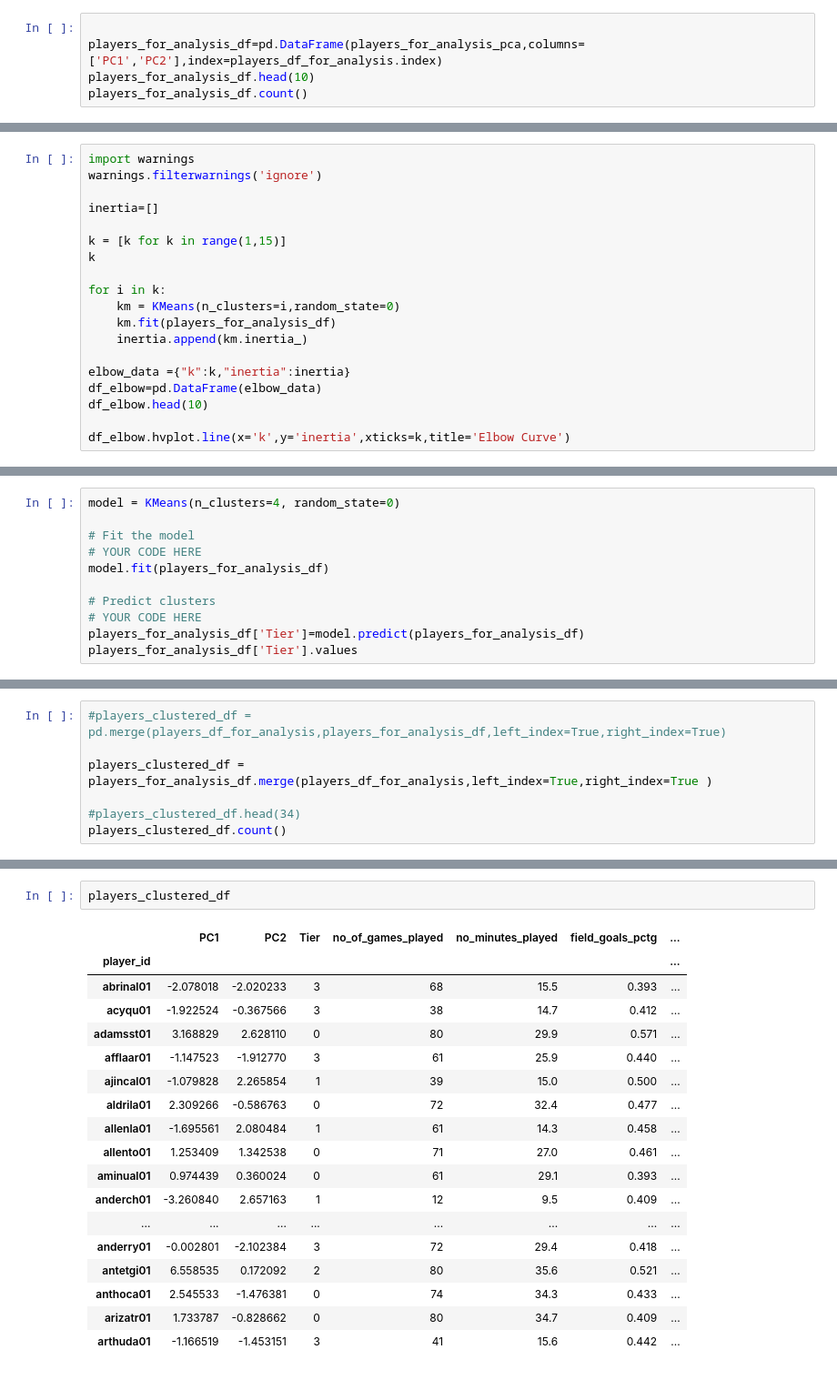
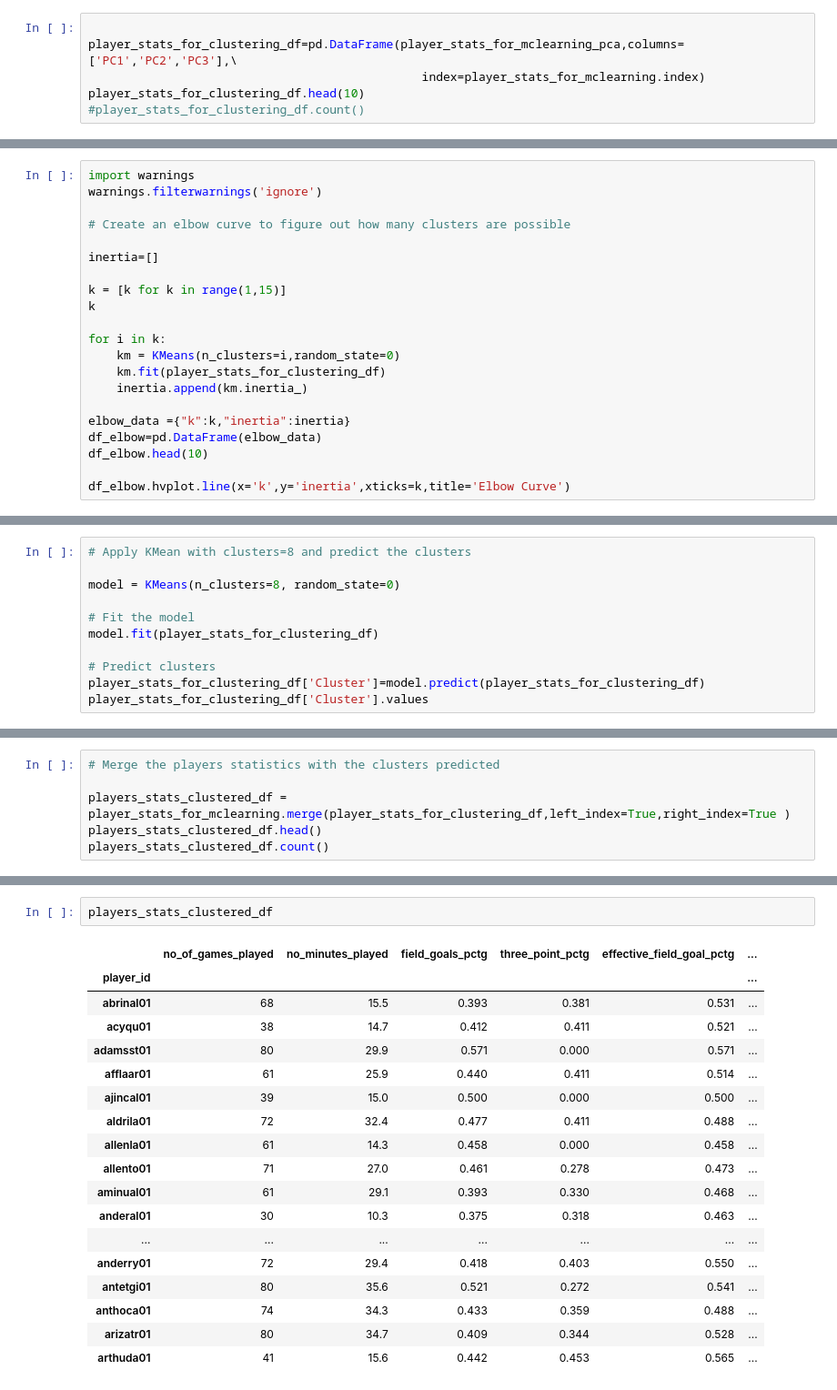
Before and after one commit to asitkumar26/nba-player-analytics, a Jupyter notebook: Practice/player-clustering.ipynb, the cells around one changed output, grey strips where cells are left out. Shown at 91% size. Drawn from its saved outputs; the diff is of its cells as text.

Commit message:
Updated with player-clustering

```diff
--- a/Practice/player-clustering.ipynb
+++ b/Practice/player-clustering.ipynb
@@ -87,6 +133,7 @@ array([[-2.07801777, -2.02023319],
 # %%
 
-players_for_analysis_df=pd.DataFrame(players_for_analysis_pca,columns=['PC1','PC2'],index=players_df_for_analysis.index)
-players_for_analysis_df.head(10)
-players_for_analysis_df.count()
+player_stats_for_clustering_df=pd.DataFrame(player_stats_for_mclearning_pca,columns=['PC1','PC2','PC3'],\
+                                               index=player_stats_for_mclearning.index)
+player_stats_for_clustering_df.head(10)
+#player_stats_for_clustering_df.count()
 # %% [output]
@@ -96,6 +152,8 @@ dtype: int64
 # %%
 import warnings
 warnings.filterwarnings('ignore')
+
+# Create an elbow curve to figure out how many clusters are possible
 
 inertia=[]
 
@@ -104,7 +162,7 @@ k
 
 for i in k:
     km = KMeans(n_clusters=i,random_state=0)
-    km.fit(players_for_analysis_df)
+    km.fit(player_stats_for_clustering_df)
     inertia.append(km.inertia_)
 
 elbow_data ={"k":k,"inertia":inertia}
@@ -115,14 +173,14 @@ df_elbow.hvplot.line(x='k',y='inertia',xticks=k,title='Elbow Curve')
 # %% [output]
 [interactive output not drawn]
 # %%
-model = KMeans(n_clusters=4, random_state=0)
+# Apply KMean with clusters=8 and predict the clusters
+
+model = KMeans(n_clusters=8, random_state=0)
 
 # Fit the model
-# YOUR CODE HERE
-model.fit(players_for_analysis_df)
+model.fit(player_stats_for_clustering_df)
 
 # Predict clusters
-# YOUR CODE HERE
-players_for_analysis_df['Tier']=model.predict(players_for_analysis_df)
-players_for_analysis_df['Tier'].values
+player_stats_for_clustering_df['Cluster']=model.predict(player_stats_for_clustering_df)
+player_stats_for_clustering_df['Cluster'].values
 # %% [output]
@@ -166,9 +205,8 @@ points                       18
 dtype: int64
 # %%
-#players_clustered_df = pd.merge(players_df_for_analysis,players_for_analysis_df,left_index=True,right_index=True)
+# Merge the players statistics with the clusters predicted
 
-players_clustered_df = players_for_analysis_df.merge(players_df_for_analysis,left_index=True,right_index=True )
-
-#players_clustered_df.head(34)
-players_clustered_df.count()
+players_stats_clustered_df = player_stats_for_mclearning.merge(player_stats_for_clustering_df,left_index=True,right_index=True )
+players_stats_clustered_df.head()
+players_stats_clustered_df.count()
 # %% [output]
@@ -190,23 +229,23 @@ points                       18
 dtype: int64
 # %%
-players_clustered_df
+players_stats_clustered_df
 # %% [output]
-|  | PC1 | PC2 | Tier | no_of_games_played | no_minutes_played | field_goals_pctg | ... |
-| player_id |  |  |  |  |  |  | ... |
-| abrinal01 | -2.078018 | -2.020233 | 3 | 68 | 15.5 | 0.393 | ... |
-| acyqu01 | -1.922524 | -0.367566 | 3 | 38 | 14.7 | 0.412 | ... |
-| adamsst01 | 3.168829 | 2.628110 | 0 | 80 | 29.9 | 0.571 | ... |
-| afflaar01 | -1.147523 | -1.912770 | 3 | 61 | 25.9 | 0.440 | ... |
-| ajincal01 | -1.079828 | 2.265854 | 1 | 39 | 15.0 | 0.500 | ... |
-| aldrila01 | 2.309266 | -0.586763 | 0 | 72 | 32.4 | 0.477 | ... |
-| allenla01 | -1.695561 | 2.080484 | 1 | 61 | 14.3 | 0.458 | ... |
-| allento01 | 1.253409 | 1.342538 | 0 | 71 | 27.0 | 0.461 | ... |
-| aminual01 | 0.974439 | 0.360024 | 0 | 61 | 29.1 | 0.393 | ... |
-| anderch01 | -3.260840 | 2.657163 | 1 | 12 | 9.5 | 0.409 | ... |
-| ... | ... | ... | ... | ... | ... | ... | ... |
-| anderry01 | -0.002801 | -2.102384 | 3 | 72 | 29.4 | 0.418 | ... |
-| antetgi01 | 6.558535 | 0.172092 | 2 | 80 | 35.6 | 0.521 | ... |
-| anthoca01 | 2.545533 | -1.476381 | 0 | 74 | 34.3 | 0.433 | ... |
-| arizatr01 | 1.733787 | -0.828662 | 0 | 80 | 34.7 | 0.409 | ... |
-| arthuda01 | -1.166519 | -1.453151 | 3 | 41 | 15.6 | 0.442 | ... |
+|  | no_of_games_played | no_minutes_played | field_goals_pctg | three_point_pctg | effective_field_goal_pctg | ... |
+| player_id |  |  |  |  |  | ... |
+| abrinal01 | 68 | 15.5 | 0.393 | 0.381 | 0.531 | ... |
+| acyqu01 | 38 | 14.7 | 0.412 | 0.411 | 0.521 | ... |
+| adamsst01 | 80 | 29.9 | 0.571 | 0.000 | 0.571 | ... |
+| afflaar01 | 61 | 25.9 | 0.440 | 0.411 | 0.514 | ... |
+| ajincal01 | 39 | 15.0 | 0.500 | 0.000 | 0.500 | ... |
+| aldrila01 | 72 | 32.4 | 0.477 | 0.411 | 0.488 | ... |
+| allenla01 | 61 | 14.3 | 0.458 | 0.000 | 0.458 | ... |
+| allento01 | 71 | 27.0 | 0.461 | 0.278 | 0.473 | ... |
+| aminual01 | 61 | 29.1 | 0.393 | 0.330 | 0.468 | ... |
+| anderal01 | 30 | 10.3 | 0.375 | 0.318 | 0.463 | ... |
+| ... | ... | ... | ... | ... | ... | ... |
+| anderry01 | 72 | 29.4 | 0.418 | 0.403 | 0.550 | ... |
+| antetgi01 | 80 | 35.6 | 0.521 | 0.272 | 0.541 | ... |
+| anthoca01 | 74 | 34.3 | 0.433 | 0.359 | 0.488 | ... |
+| arizatr01 | 80 | 34.7 | 0.409 | 0.344 | 0.528 | ... |
+| arthuda01 | 41 | 15.6 | 0.442 | 0.453 | 0.565 | ... |
 # %%
```
Also changed, not shown: parts of 16 cells of this notebook, 3 other files.
